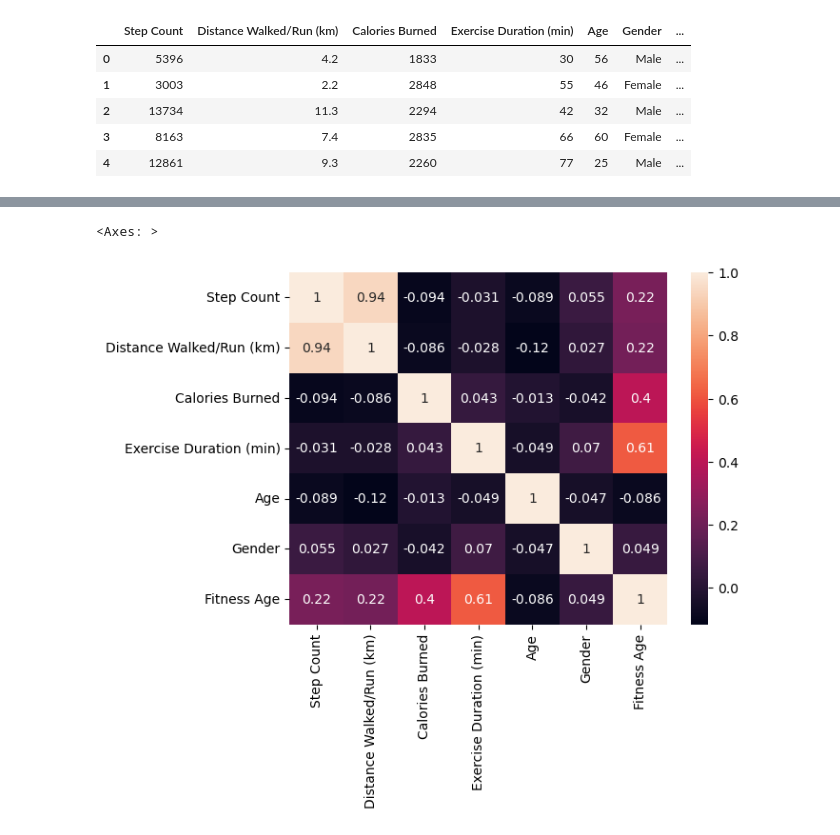
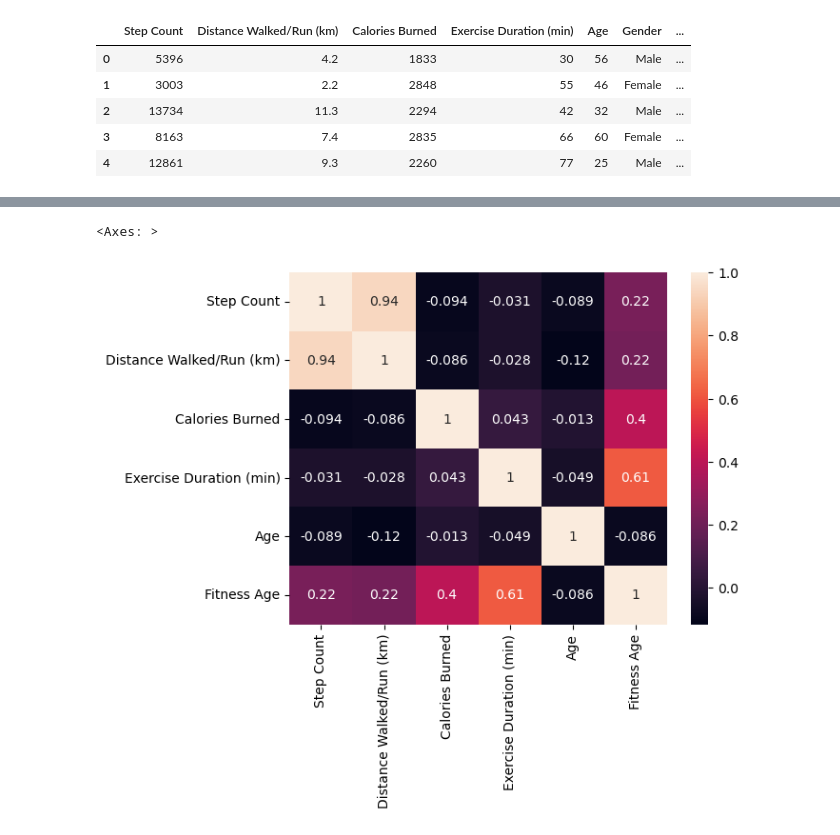
Before and after one commit to riadobriyal/Somnifit, a Jupyter notebook: backend/EDA & training/EDA_FS_activity.ipynb, the cells around one changed output, grey strips where cells are left out. Saved outputs shown, nothing was run; the diff lists cells and outputs as text; code cells hidden in the pictures.

```diff
--- a/backend/EDA & training/EDA_FS_activity.ipynb
+++ b/backend/EDA & training/EDA_FS_activity.ipynb
@@ -39,3 +35,0 @@ gender_encoder = pickle.load(open('../models/gender_encoder.pkl','rb'))
-# %%
-df['Gender'] = gender_encoder.transform(df['Gender'])
-df.head()
@@ -49,6 +36,6 @@ df.head()
 # %%
-sns.heatmap(df.corr(),annot=True)
+sns.heatmap(df.drop('Gender',axis=1).corr(),annot=True)
 # %% [output]
 <Axes: >
-[figure, old version]
+[figure, new version]
 # %%
```
Also changed, not shown: parts of 4 cells of this notebook, 9 other files.
